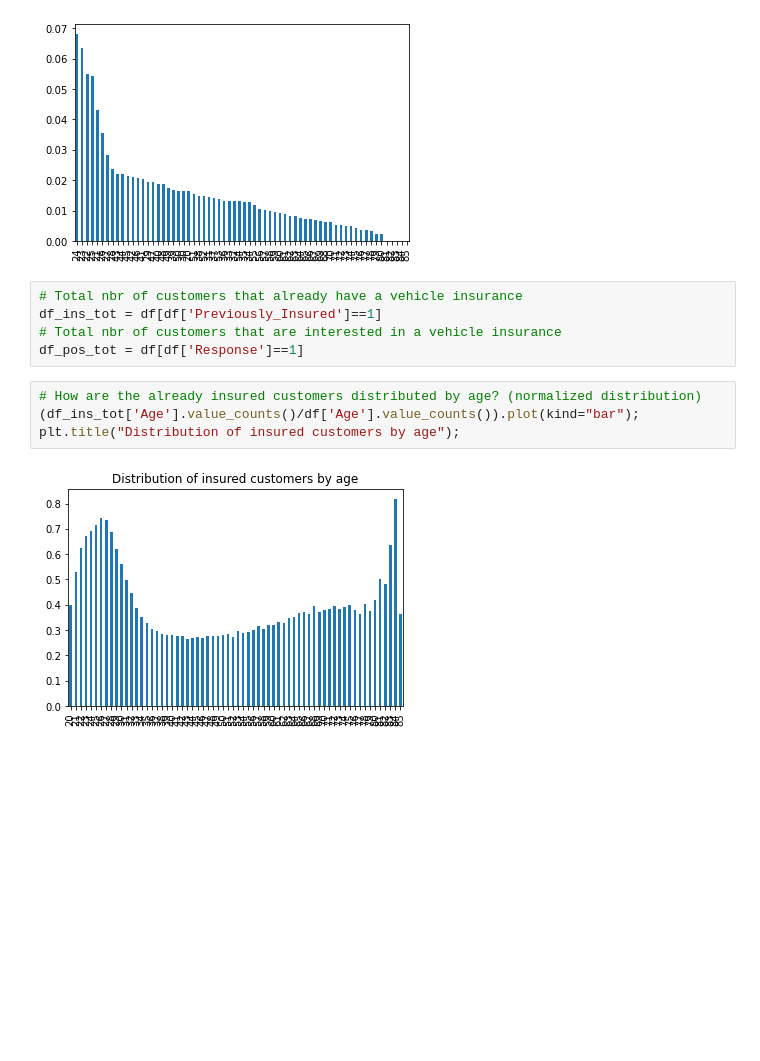
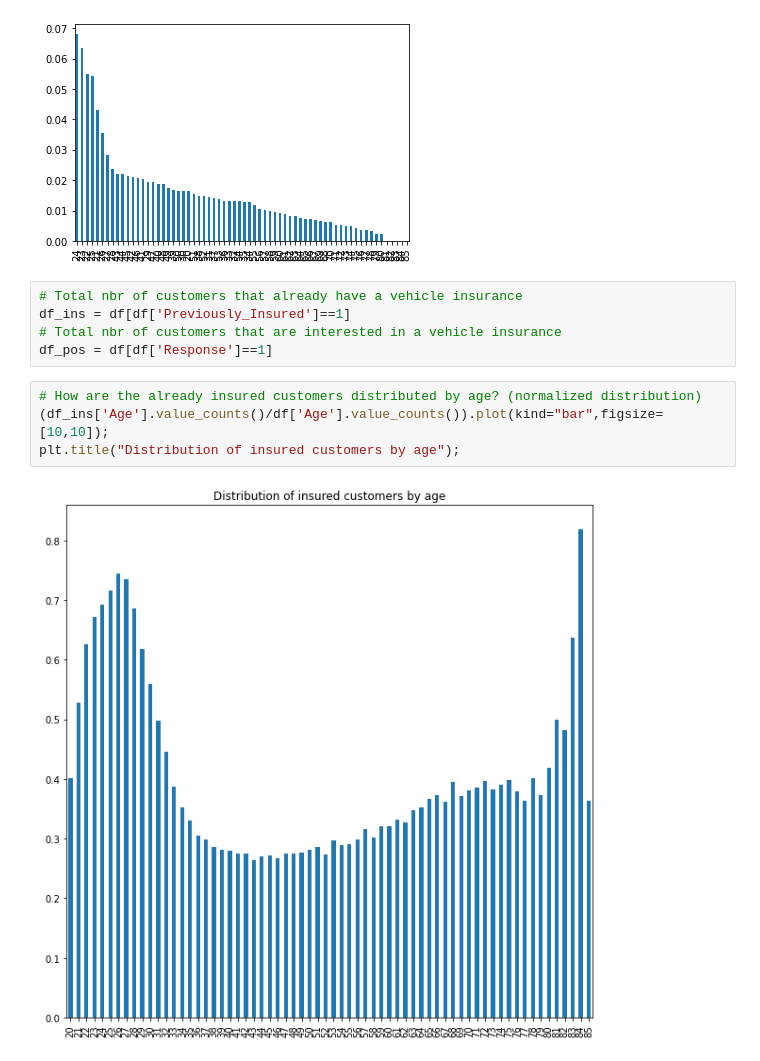
Before and after one commit to asyntychaki/Health-Insurance-Cross-Sell, a Jupyter notebook: 1-Age-Insurance.ipynb, the cells around one changed output. Cells and saved outputs as stored; diff of their text form; blank space fills up the shorter version.

```diff
--- a/1-Age-Insurance.ipynb
+++ b/1-Age-Insurance.ipynb
@@ -38,14 +38,14 @@ df['Age'].value_counts(normalize=True).plot(kind="bar");
 [figure]
 # %%
 # Total nbr of customers that already have a vehicle insurance
-df_ins_tot = df[df['Previously_Insured']==1]
+df_ins = df[df['Previously_Insured']==1]
 # Total nbr of customers that are interested in a vehicle insurance
-df_pos_tot = df[df['Response']==1]
+df_pos = df[df['Response']==1]
 # %%
 # How are the already insured customers distributed by age? (normalized distribution)
-(df_ins_tot['Age'].value_counts()/df['Age'].value_counts()).plot(kind="bar");
+(df_ins['Age'].value_counts()/df['Age'].value_counts()).plot(kind="bar",figsize=[10,10]);
 plt.title("Distribution of insured customers by age");
 # %% [output]
-[figure, old version]
+[figure, new version]
 # %%
 # How are the customers interested in a vehicle insurance distributed by age? (normalized distribution)
```
Also changed, not shown: parts of 1 cell of this notebook, 1 other file.
